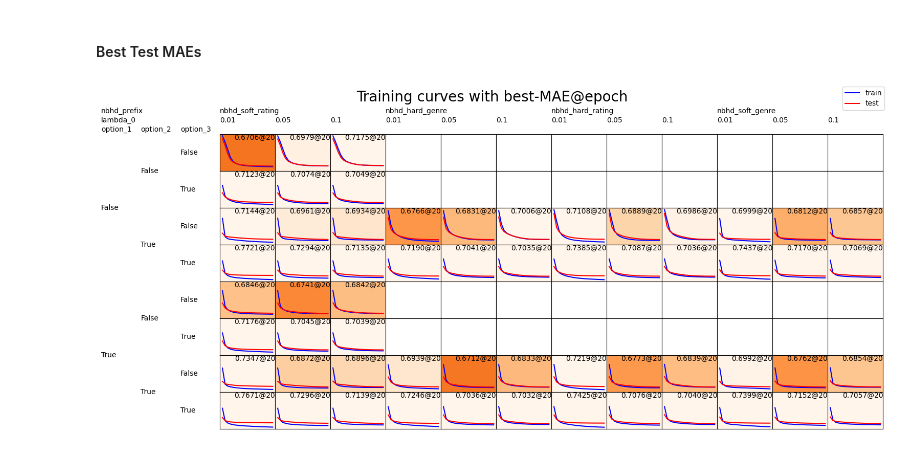
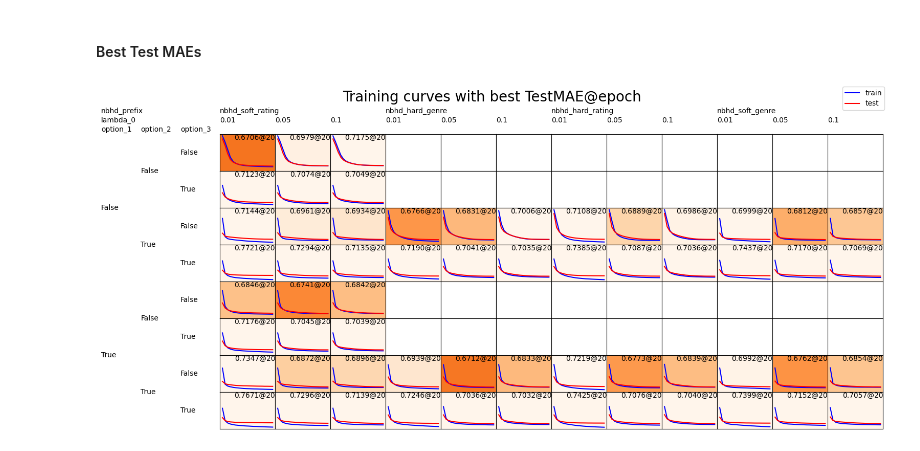
Before and after one commit to rmwkwok/colabfilter, a Jupyter notebook: demo/main.ipynb, the cells around one changed output. Drawn from its saved outputs; the diff is of its cells as text; code cells hidden in the pictures.

Commit message:
update training curves suptitle

```diff
--- a/demo/main.ipynb
+++ b/demo/main.ipynb
@@ -757,32 +757,32 @@ df = (
 with utils.plt_pivot_table(
         df,
         subplot_size_in_pixel=(60, 40),
-        suptitle_text='Training curves with best-MAE@epoch',
+        suptitle_text='Training curves with best TestMAE@epoch',
         suptitle_font_size=20,
     ) as (fig, fig_size_in_inch, get_subplots_func):
     axes = get_subplots_func(sharex=True, sharey=True)
     handles = None
 
     def gradient_color(val, vmin=.65, vmax=.70, alpha=1.):
         cmap_x = (np.clip(val, vmin, vmax) - vmin) / (vmax - vmin)
         return plt.get_cmap('Oranges_r')(cmap_x, alpha)
 
     for y, ax in zip(df.to_numpy().flatten(), axes.flatten()):
         if not isinstance(y, np.ndarray):
             continue
 
         y_train, y_test = y.T
         best_test = np.min(y_test)
         best_epoch = np.argmin(y_test) + 1
         best_text = f'{best_test:.4f}@{best_epoch}'
         ax.plot(y_train, color='blue', label='train')
         ax.plot(y_test, color='red', label='test')
         ax.set_facecolor(gradient_color(best_test))
         ax.text(1, 1, best_text, transform=ax.transAxes, ha='right', va='top')
 
         if handles is None:
             handles = ax.lines
 
     fig.legend(handles=handles)
 # %% [output]
-[figure, old version]
+[figure, new version]
```
Also changed, not shown: parts of 1 cell of this notebook, 1 other file.
